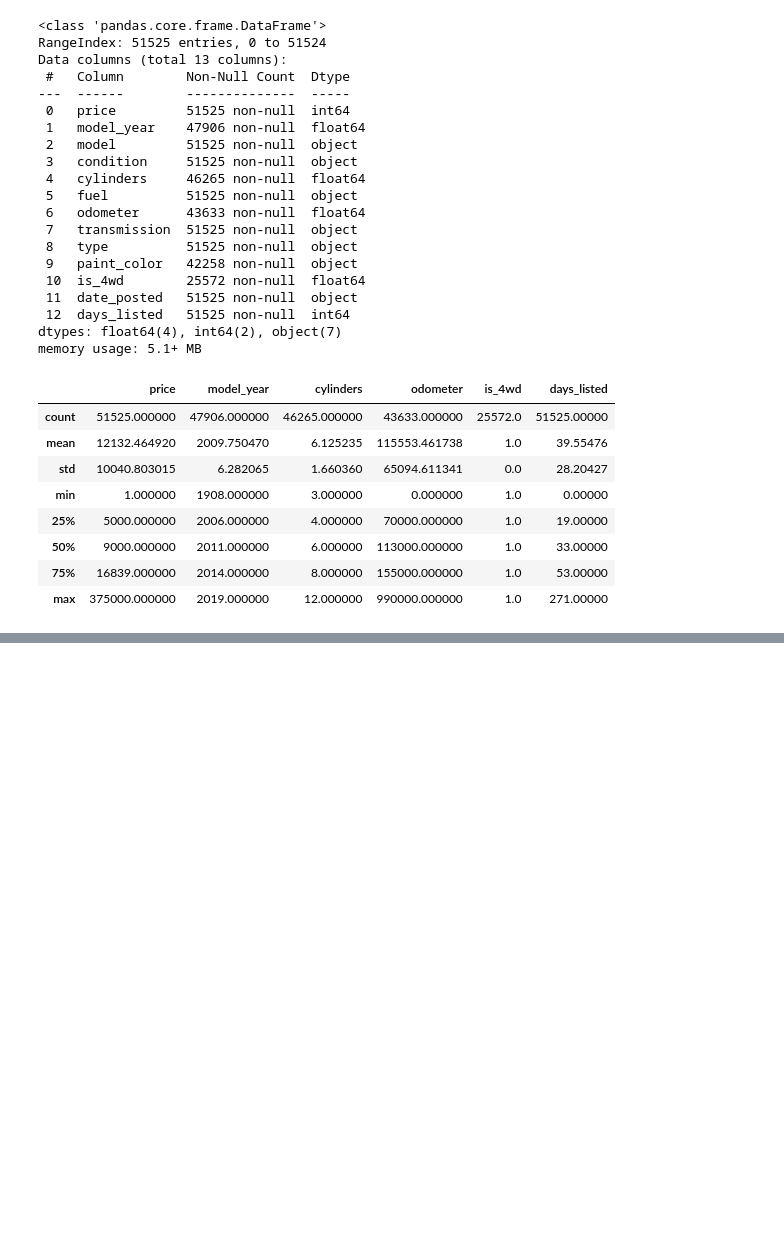
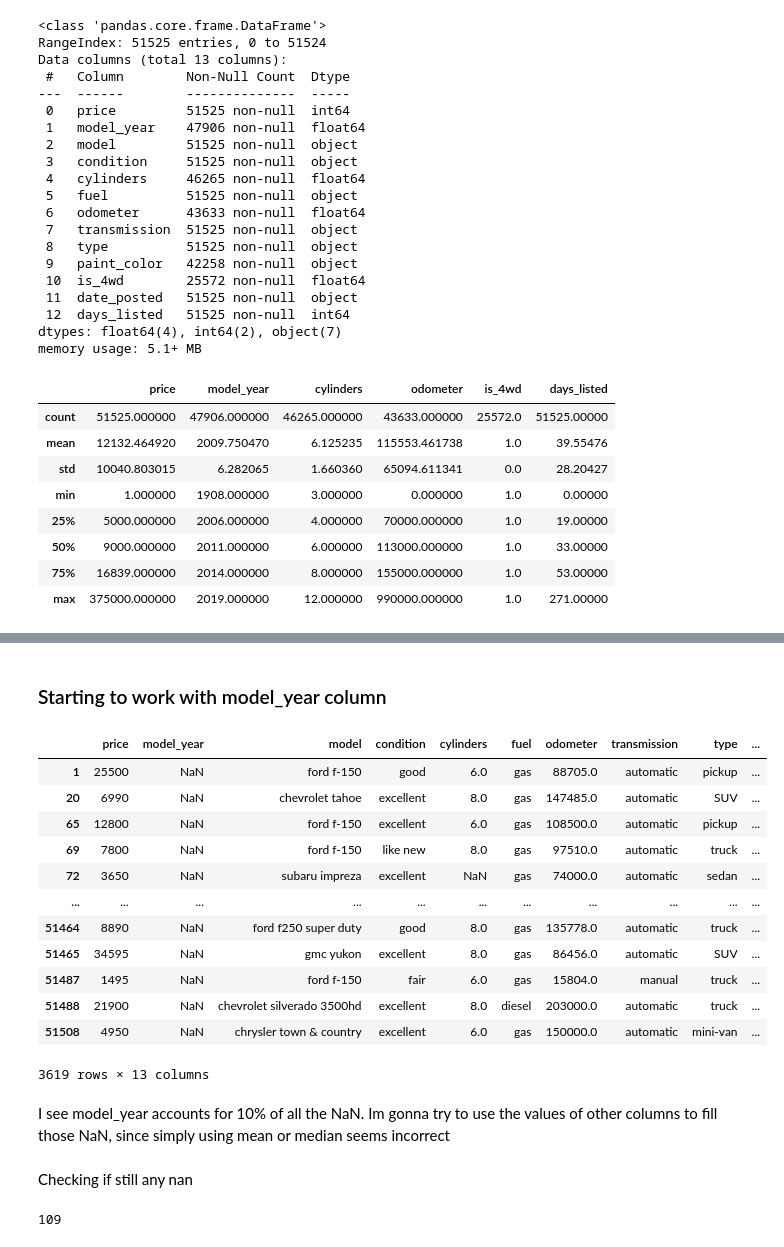
Before and after one commit to TirsoPaneque/SoftwareDevelopmentToolsProject, a Jupyter notebook: notebooks/EDA.ipynb, the cells around one changed output, grey strips where cells are left out. Drawn from its saved outputs; the diff is of its cells as text; code cells hidden in the pictures; blank space fills up the shorter version.

```diff
--- a/notebooks/EDA.ipynb
+++ b/notebooks/EDA.ipynb
@@ -60,0 +149,20 @@ ds.describe()
+# %% [markdown]
+### Starting to work with model_year column
+# %%
+ds[ds['model_year'].isnull()]
+# %% [output]
+|  | price | model_year | model | condition | cylinders | fuel | odometer | transmission | type | ... |
+| 1 | 25500 | NaN | ford f-150 | good | 6.0 | gas | 88705.0 | automatic | pickup | ... |
+| 20 | 6990 | NaN | chevrolet tahoe | excellent | 8.0 | gas | 147485.0 | automatic | SUV | ... |
+| 65 | 12800 | NaN | ford f-150 | excellent | 6.0 | gas | 108500.0 | automatic | pickup | ... |
+| 69 | 7800 | NaN | ford f-150 | like new | 8.0 | gas | 97510.0 | automatic | truck | ... |
+| 72 | 3650 | NaN | subaru impreza | excellent | NaN | gas | 74000.0 | automatic | sedan | ... |
+| ... | ... | ... | ... | ... | ... | ... | ... | ... | ... | ... |
+| 51464 | 8890 | NaN | ford f250 super duty | good | 8.0 | gas | 135778.0 | automatic | truck | ... |
+| 51465 | 34595 | NaN | gmc yukon | excellent | 8.0 | gas | 86456.0 | automatic | SUV | ... |
+| 51487 | 1495 | NaN | ford f-150 | fair | 6.0 | gas | 15804.0 | manual | truck | ... |
+| 51488 | 21900 | NaN | chevrolet silverado 3500hd | excellent | 8.0 | diesel | 203000.0 | automatic | truck | ... |
+| 51508 | 4950 | NaN | chrysler town & country | excellent | 6.0 | gas | 150000.0 | automatic | mini-van | ... |
+3619 rows × 13 columns
+# %% [markdown]
+I see model_year accounts for 10% of all the NaN. Im gonna try to use the values of other columns to fill those NaN, since simply using mean or median seems incorrect
@@ -60,0 +172,6 @@ ds.describe()
+# %% [markdown]
+Checking if still any nan
+# %%
+df['model_year'].shape[0]-df['model_year'].count()
+# %% [output]
+109
```
Also changed, not shown: parts of 26 cells of this notebook, 1 other file.
